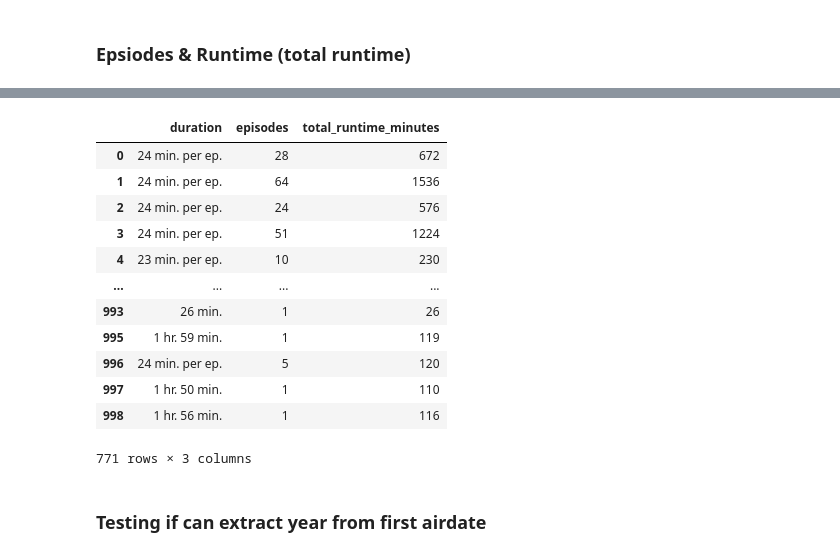
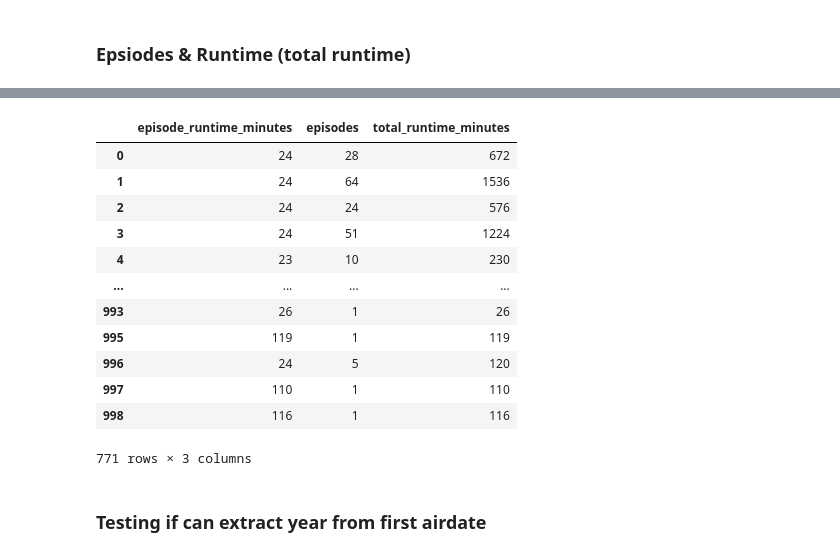
Before and after one commit to Esalsac/project-2-eda-sql, a Jupyter notebook: Week_3_Project.ipynb, the cells around one changed output, grey strips where cells are left out. Drawn from its saved outputs; the diff is of its cells as text; code cells hidden in the pictures.

```diff
--- a/Week_3_Project.ipynb
+++ b/Week_3_Project.ipynb
@@ -402,19 +400,21 @@ np.int64(77)
 # %%
-df["total_runtime_minutes"] = df["duration"].apply(runtime) * df["episodes"]
-df[["duration","episodes","total_runtime_minutes"]]
+df["episode_runtime_minutes"] = df["duration"].apply(runtime)
+
+df["total_runtime_minutes"] = df["episode_runtime_minutes"] * df["episodes"]
+df[["episode_runtime_minutes","episodes","total_runtime_minutes"]]
 # %% [output]
-|  | duration | episodes | total_runtime_minutes |
-| 0 | 24 min. per ep. | 28 | 672 |
-| 1 | 24 min. per ep. | 64 | 1536 |
-| 2 | 24 min. per ep. | 24 | 576 |
-| 3 | 24 min. per ep. | 51 | 1224 |
-| 4 | 23 min. per ep. | 10 | 230 |
+|  | episode_runtime_minutes | episodes | total_runtime_minutes |
+| 0 | 24 | 28 | 672 |
+| 1 | 24 | 64 | 1536 |
+| 2 | 24 | 24 | 576 |
+| 3 | 24 | 51 | 1224 |
+| 4 | 23 | 10 | 230 |
 | ... | ... | ... | ... |
-| 993 | 26 min. | 1 | 26 |
-| 995 | 1 hr. 59 min. | 1 | 119 |
-| 996 | 24 min. per ep. | 5 | 120 |
-| 997 | 1 hr. 50 min. | 1 | 110 |
-| 998 | 1 hr. 56 min. | 1 | 116 |
+| 993 | 26 | 1 | 26 |
+| 995 | 119 | 1 | 119 |
+| 996 | 24 | 5 | 120 |
+| 997 | 110 | 1 | 110 |
+| 998 | 116 | 1 | 116 |
 771 rows × 3 columns
 # %% [markdown]
 ### Testing if can extract year from first airdate
```
Also changed, not shown: parts of 23 cells of this notebook.
